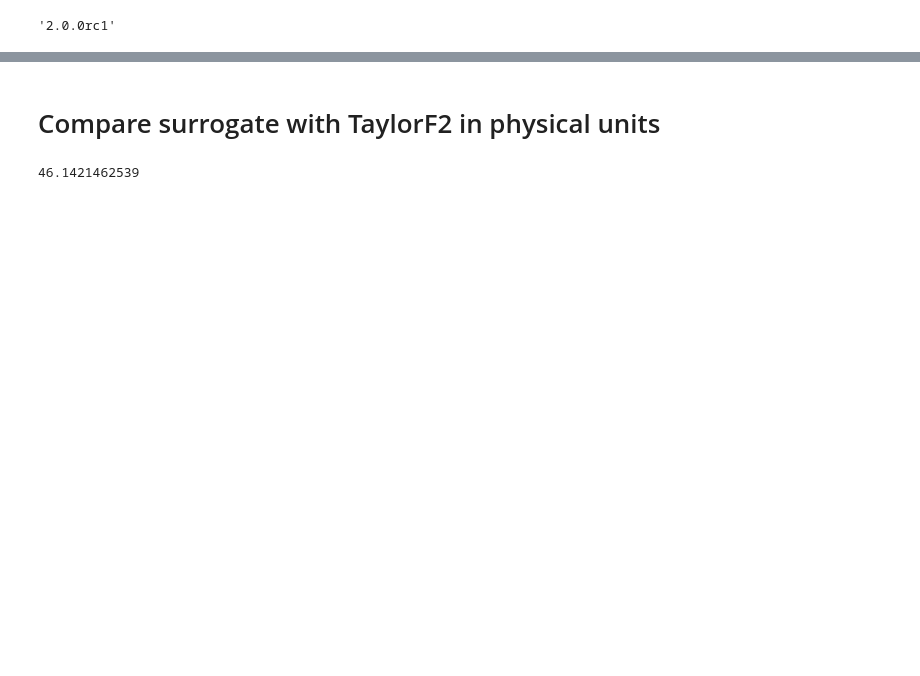
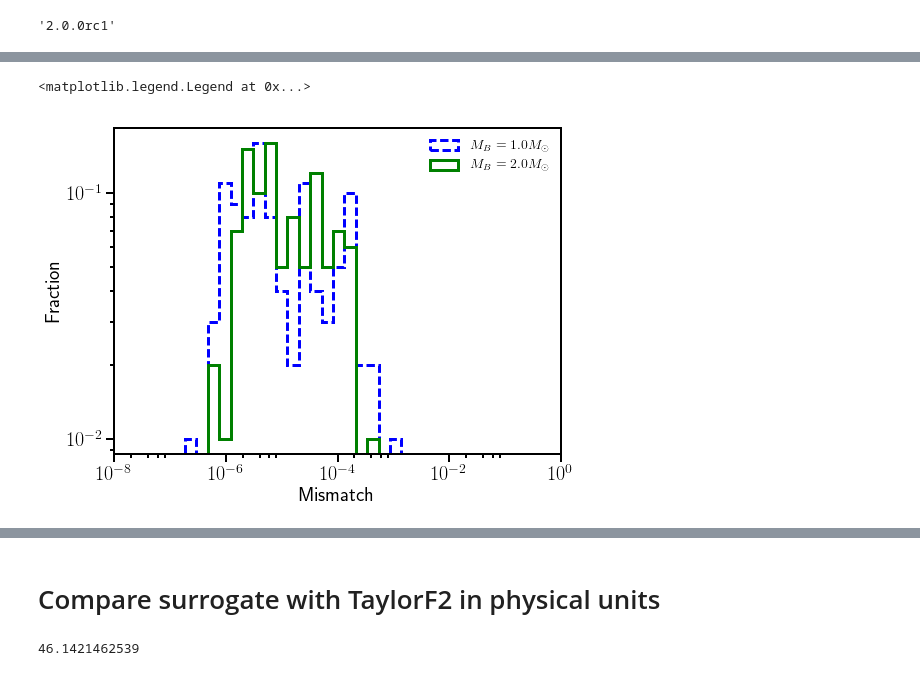
Before and after one commit to benjaminlackey/gpsurrogate, a Jupyter notebook: notebooks/SurrogateDiagnostics.ipynb, the cells around one changed output, grey strips where cells are left out. Drawn from its saved outputs; the diff is of its cells as text; code cells hidden in the pictures; blank space fills up the shorter version.

```diff
--- a/notebooks/SurrogateDiagnostics.ipynb
+++ b/notebooks/SurrogateDiagnostics.ipynb
@@ -540,0 +501,22 @@ ax2.set_ylabel(r'$\Phi_1-\Phi_2$')
+# %%
+fig, axes = plt.subplots(1, figsize=(8, 6))
+
+Nsamp = len(params_mm_10)
+axes.hist(params_mm_10[:, 5], bins=np.logspace(-10, 0, 50), weights=np.ones(Nsamp)/Nsamp, histtype='step',
+          ls='--', lw=3, color='blue', alpha=1.0, label=r'$M_B=1.0M_\odot$')
+
+Nsamp = len(params_mm_20)
+axes.hist(params_mm_20[:, 5], bins=np.logspace(-10, 0, 50), weights=np.ones(Nsamp)/Nsamp, histtype='step',
+          ls='-', lw=3, color='green', alpha=1.0, label=r'$M_B=2.0M_\odot$')
+
+axes.set_xscale("log")
+axes.set_yscale("log")
+axes.set_xlim([1.0e-8, 1.0e-0])
+#axes.set_ylim([1, 1.0e8])
+axes.set_xlabel(r'Mismatch')
+axes.set_ylabel(r'Fraction')
+axes.legend(loc='upper right', frameon=False)
+#fig.savefig('/home/bdlackey/public_html/ROM/mismatchhist.pdf', format='pdf', transparent=True, bbox_inches='tight')
+# %% [output]
+<matplotlib.legend.Legend at 0x...>
+[figure, added]
```
Also changed, not shown: parts of 57 cells of this notebook, 7 other files.
